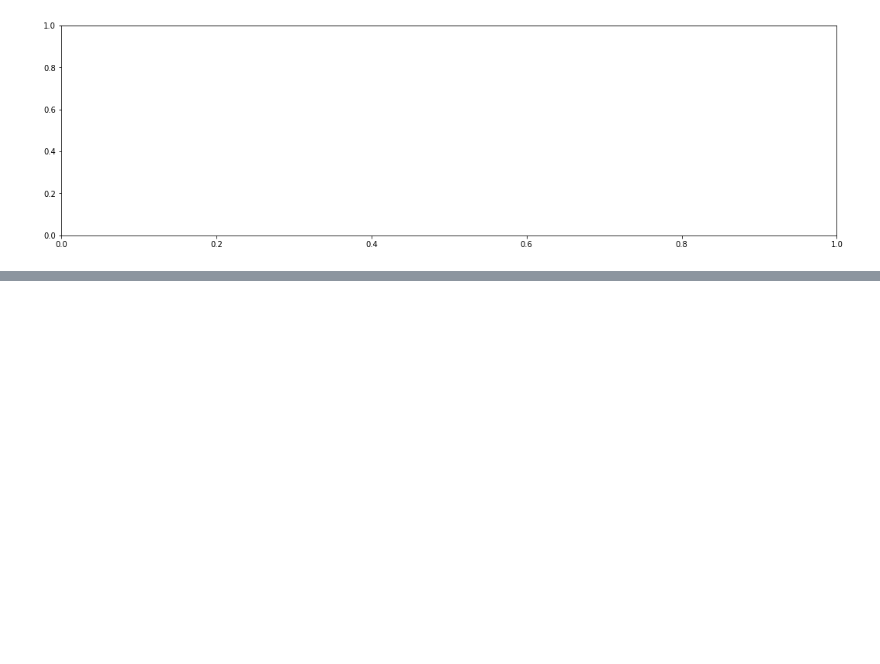
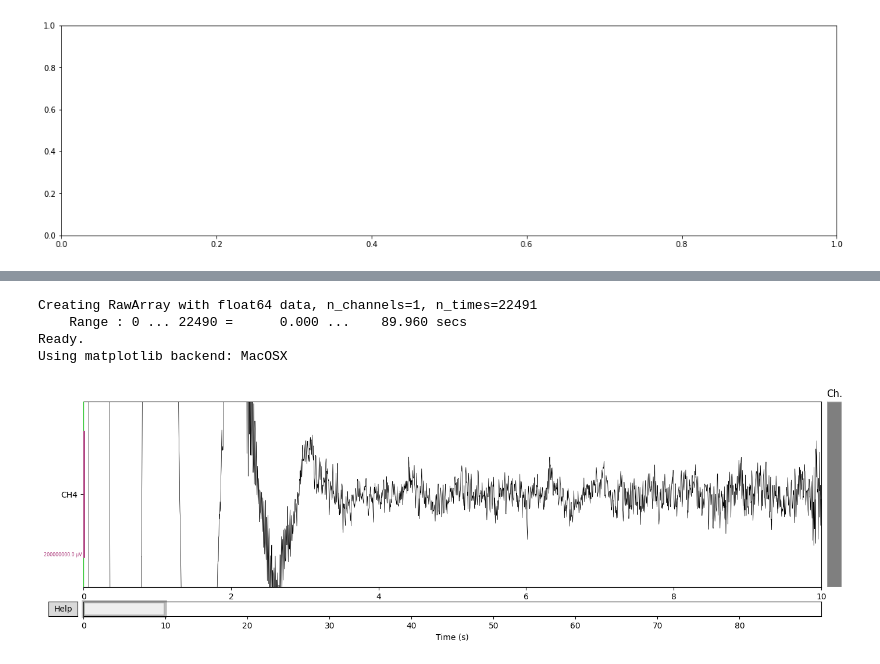
Before and after one commit to atarixGB/polycortex-projet-ete2020, a Jupyter notebook: sample_eeg_filtering.ipynb, the cells around one changed output, grey strips where cells are left out. Cells and saved outputs as stored; diff of their text form; code cells hidden in the pictures; blank space fills up the shorter version.

```diff
--- a/sample_eeg_filtering.ipynb
+++ b/sample_eeg_filtering.ipynb
@@ -274,0 +288,7 @@ fig.show()
+# %%
+# get data from one channel
+data = np.genfromtxt("data/filtered_"+NO_CHANNEL+".csv",delimiter=',')
+data_channel = np.array([data[:,1]])
+ch_types = ['eeg']
+ch_names = [NO_CHANNEL]
+data_channel
@@ -274,0 +298,4 @@ fig.show()
+# %%
+# create info object
+info = mne.create_info(ch_names=ch_names, sfreq=SAMPLING_RATE, ch_types=ch_types)
+info
@@ -274,0 +315,14 @@ fig.show()
+# %%
+# create Raw object
+raw = mne.io.RawArray(data_channel, info)
+
+# plot outside notebook
+%matplotlib
+scaling = 100
+raw.plot(n_channels=1, scalings=scaling)
+# %% [output]
+Creating RawArray with float64 data, n_channels=1, n_times=22491
+    Range : 0 ... 22490 =      0.000 ...    89.960 secs
+Ready.
+Using matplotlib backend: MacOSX
+[figure, added]
```
Also changed, not shown: parts of 9 cells of this notebook, 2 other files.
